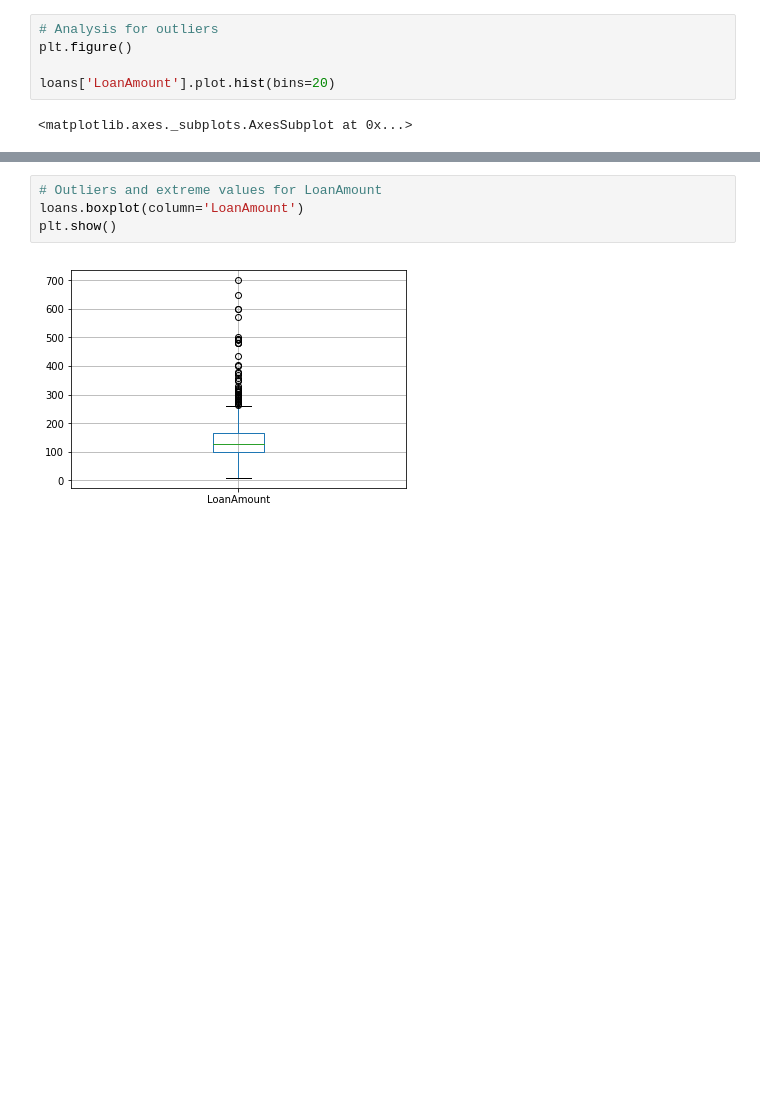
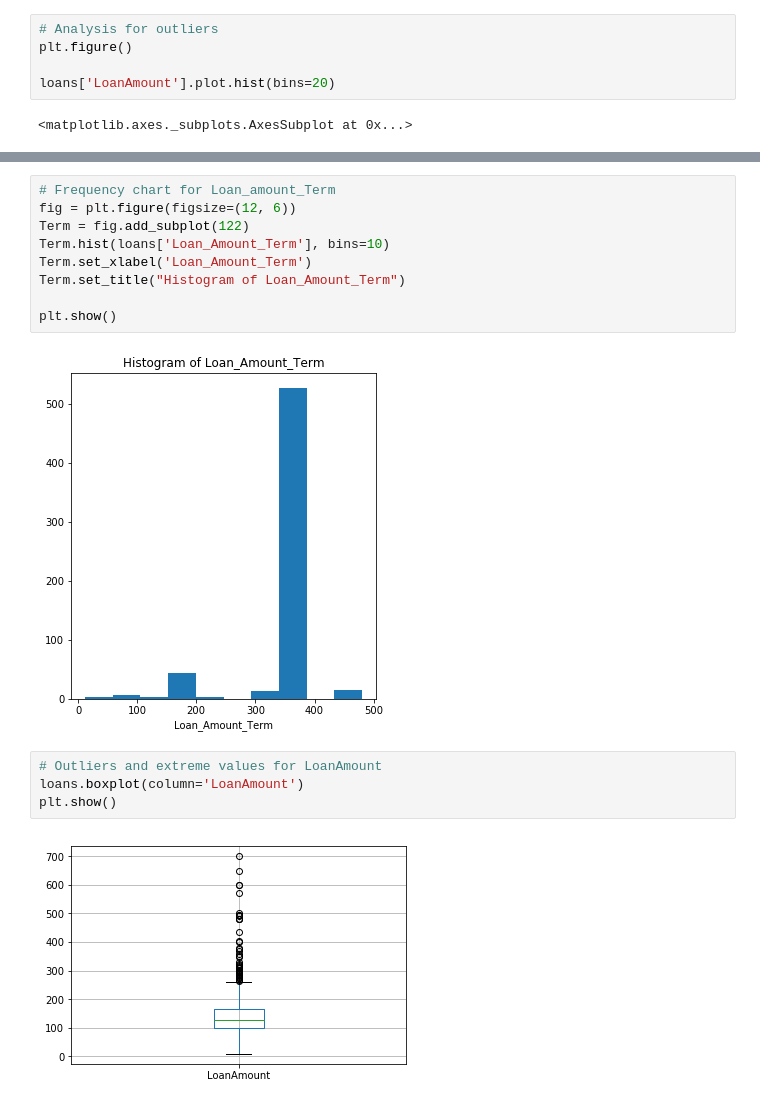
Before and after one commit to bharnats/Mortgage_Masters, a Jupyter notebook: cleanData_explore_train.ipynb, the cells around one changed output, grey strips where cells are left out. Saved outputs shown, nothing was run; the diff lists cells and outputs as text; blank space fills up the shorter version.

```diff
--- a/cleanData_explore_train.ipynb
+++ b/cleanData_explore_train.ipynb
@@ -146,3 +149,14 @@ plt.show()
+# %%
+# Frequency chart for Loan_amount_Term
+fig = plt.figure(figsize=(12, 6))
+Term = fig.add_subplot(122)
+Term.hist(loans['Loan_Amount_Term'], bins=10)
+Term.set_xlabel('Loan_Amount_Term')
+Term.set_title("Histogram of Loan_Amount_Term")
+
+plt.show()
+# %% [output]
+[figure, added]
 # %%
 # Outliers and extreme values for LoanAmount
 loans.boxplot(column='LoanAmount')
```
Also changed, not shown: parts of 16 cells of this notebook, 15 other files.
